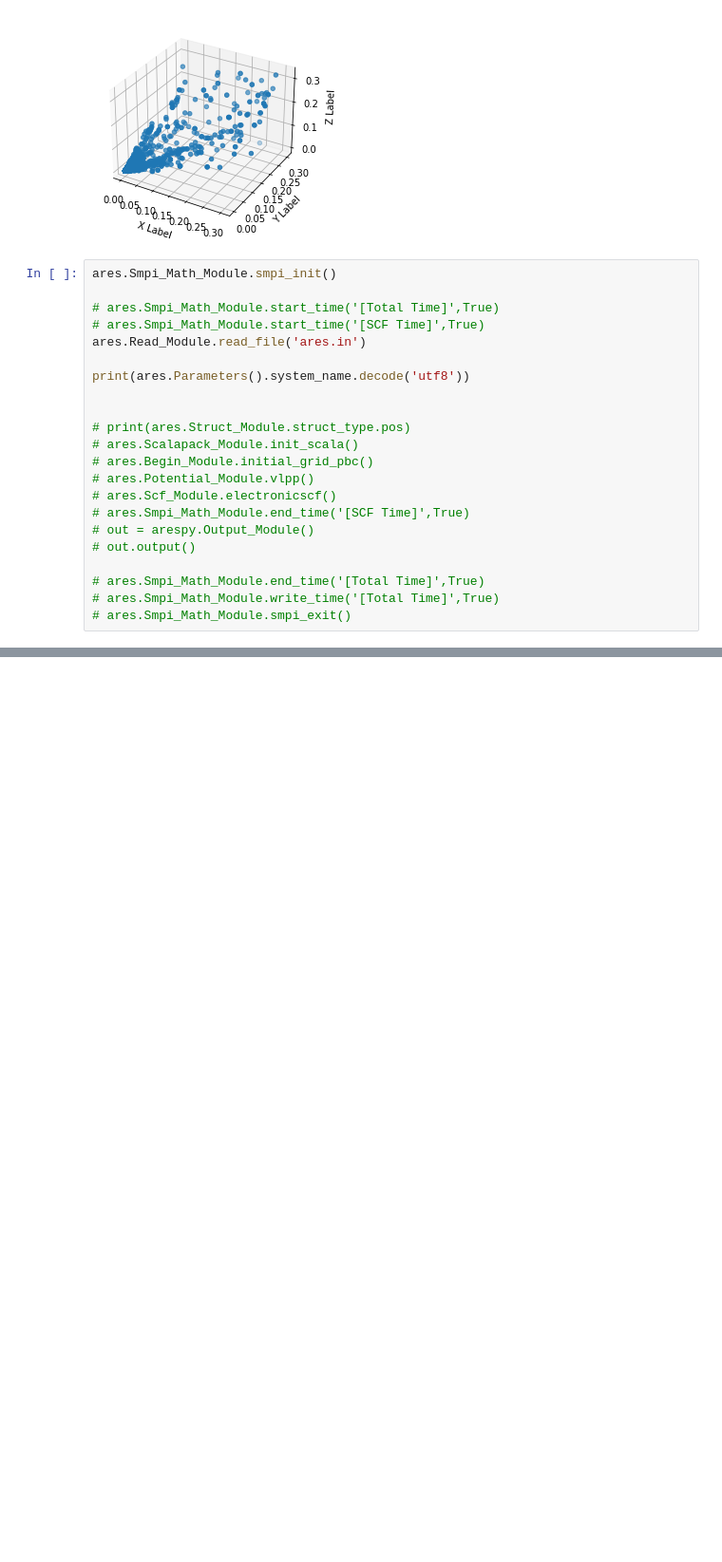
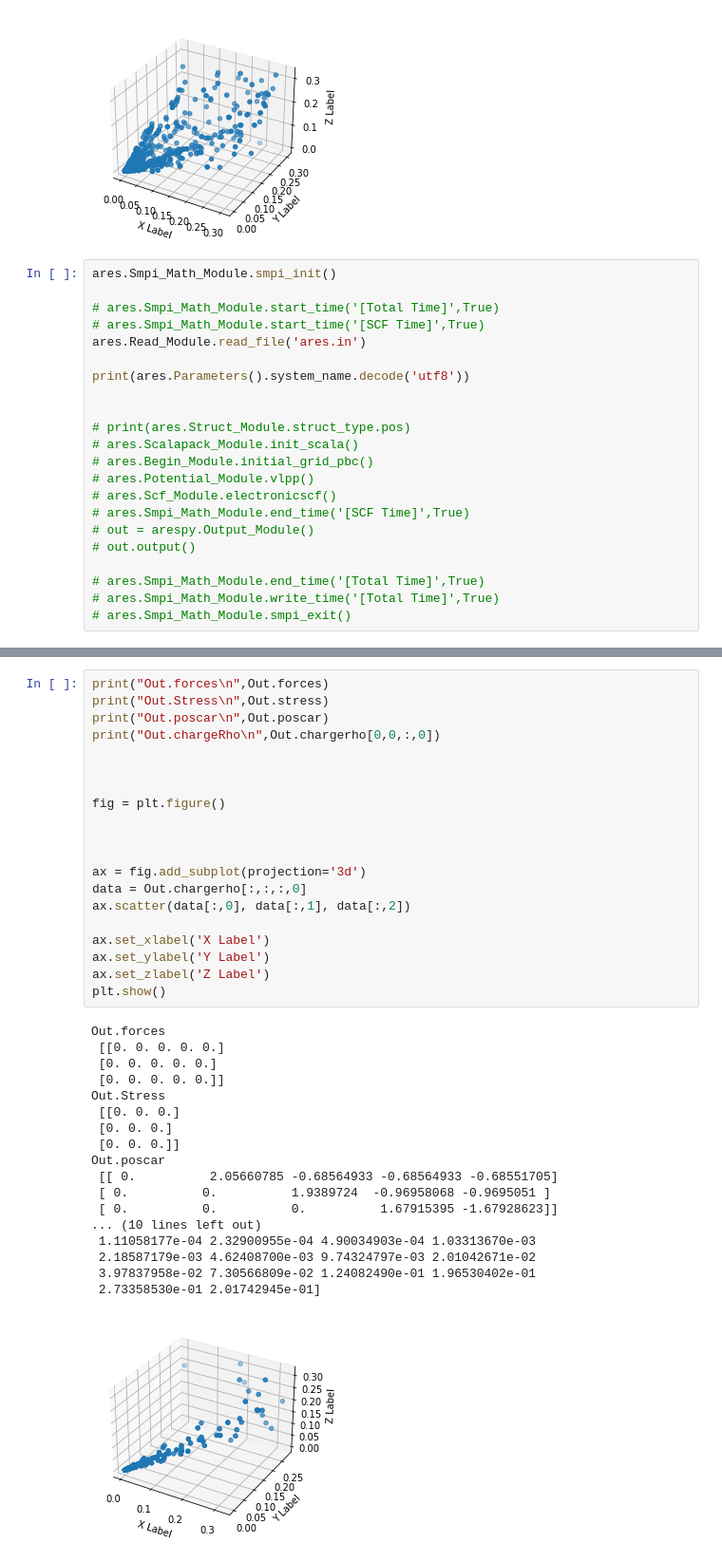
Before and after one commit to XinYu73/ARESPy, a Jupyter notebook: aresPy/WrappedAresTest/Test.ipynb, the cells around one changed output, grey strips where cells are left out. Shown at 95% size. Saved outputs shown, nothing was run; the diff lists cells and outputs as text; blank space fills up the shorter version.

```diff
--- a/aresPy/WrappedAresTest/Test.ipynb
+++ b/aresPy/WrappedAresTest/Test.ipynb
@@ -43,0 +85,39 @@ print(ares.Parameters().system_name.decode('utf8'))
+# %%
+print("Out.forces\n",Out.forces)
+print("Out.Stress\n",Out.stress)
+print("Out.poscar\n",Out.poscar)
+print("Out.chargeRho\n",Out.chargerho[0,0,:,0])
+
+
+
+fig = plt.figure()
+
+
+
+ax = fig.add_subplot(projection='3d')
+data = Out.chargerho[:,:,:,0]
+ax.scatter(data[:,0], data[:,1], data[:,2])
+
+ax.set_xlabel('X Label')
+ax.set_ylabel('Y Label')
+ax.set_zlabel('Z Label')
+plt.show()
+# %% [output]
+Out.forces
+ [[0. 0. 0. 0. 0.]
+ [0. 0. 0. 0. 0.]
+ [0. 0. 0. 0. 0.]]
+Out.Stress
+ [[0. 0. 0.]
+ [0. 0. 0.]
+ [0. 0. 0.]]
+Out.poscar
+ [[ 0.          2.05660785 -0.68564933 -0.68564933 -0.68551705]
+ [ 0.          0.          1.9389724  -0.96958068 -0.9695051 ]
+ [ 0.          0.          0.          1.67915395 -1.67928623]]
+... (10 lines left out)
+ 1.11058177e-04 2.32900955e-04 4.90034903e-04 1.03313670e-03
+ 2.18587179e-03 4.62408700e-03 9.74324797e-03 2.01042671e-02
+ 3.97837958e-02 7.30566809e-02 1.24082490e-01 1.96530402e-01
+ 2.73358530e-01 2.01742945e-01]
+[figure, added]
```
Also changed, not shown: parts of 1 cell of this notebook, 39 other files.
